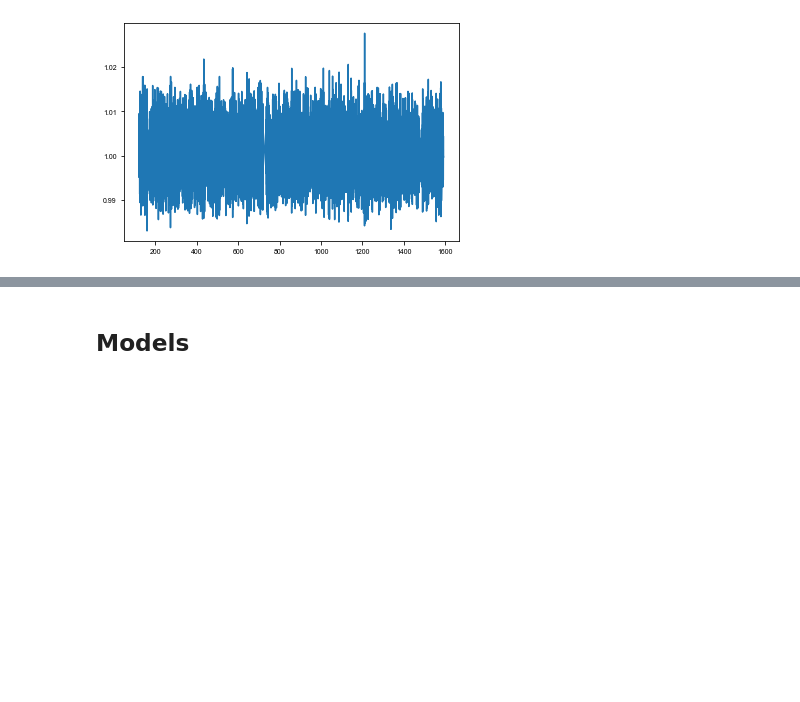
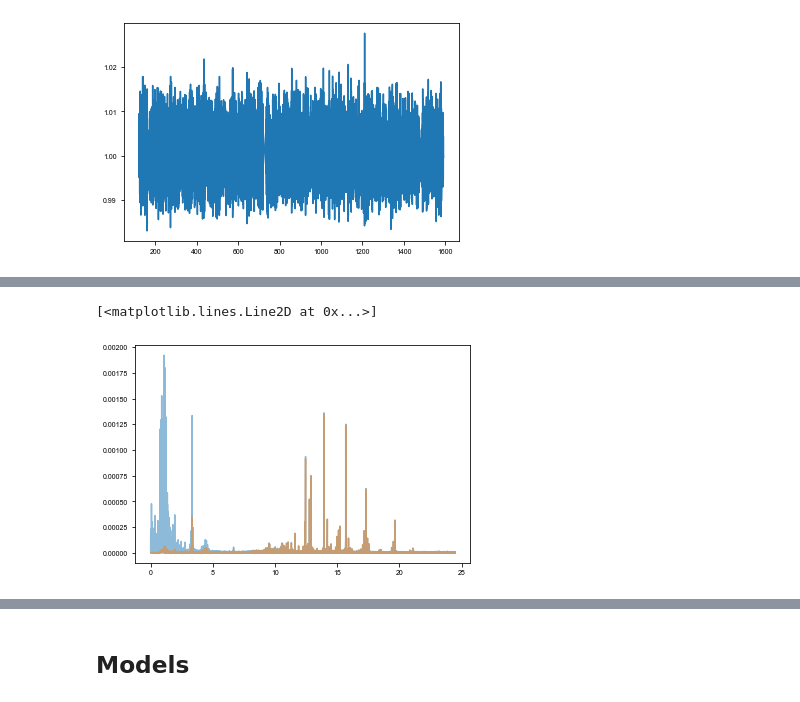
Before and after one commit to danhey/maelstrom, a Jupyter notebook: paper/notebooks/(4.3) KIC 10080943.ipynb, the cells around one changed output, grey strips where cells are left out. Saved outputs shown, nothing was run; the diff lists cells and outputs as text; code cells hidden in the pictures; blank space fills up the shorter version.

```diff
--- a/paper/notebooks/(4.3) KIC 10080943.ipynb
+++ b/paper/notebooks/(4.3) KIC 10080943.ipynb
@@ -7,3 +7,12 @@ plt.plot(t,y)
 # %% [output]
 [<matplotlib.lines.Line2D at 0x...>]
 [figure]
+# %%
+from scipy.ndimage import gaussian_filter
+from maelstrom.utils import amplitude_spectrum
+y_low = gaussian_filter(y,1.8)
+y_high = y - y_low
+
+plt.plot(*amplitude_spectrum(t, y), alpha=0.5)
+plt.plot(*amplitude_spectrum(t, y_high), alpha=0.5)
+# %% [output]
@@ -10 +20,3 @@ plt.plot(t,y)
+[<matplotlib.lines.Line2D at 0x...>]
+[figure, added]
 # %%
```
Also changed, not shown: parts of 47 cells of this notebook, 38 other files.
